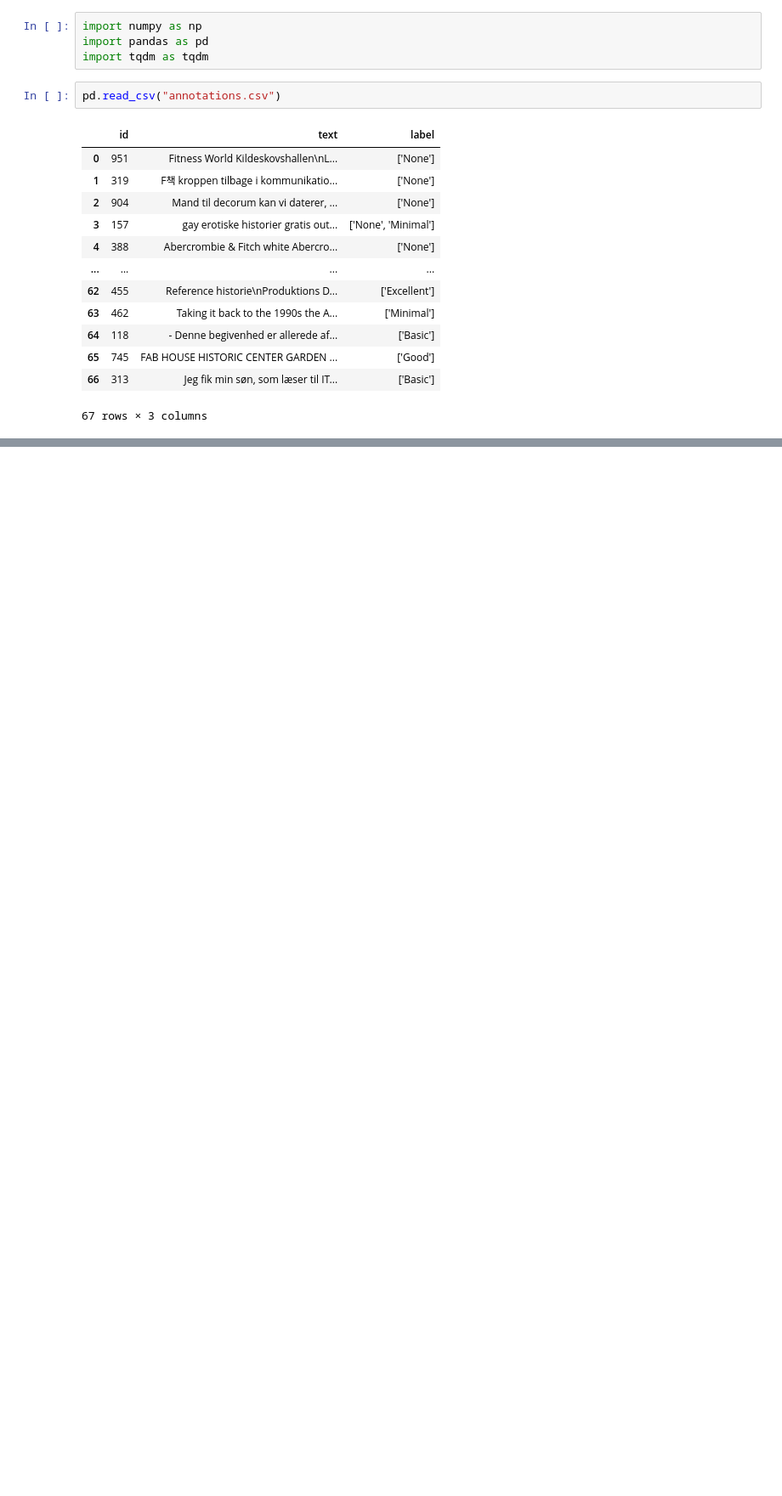
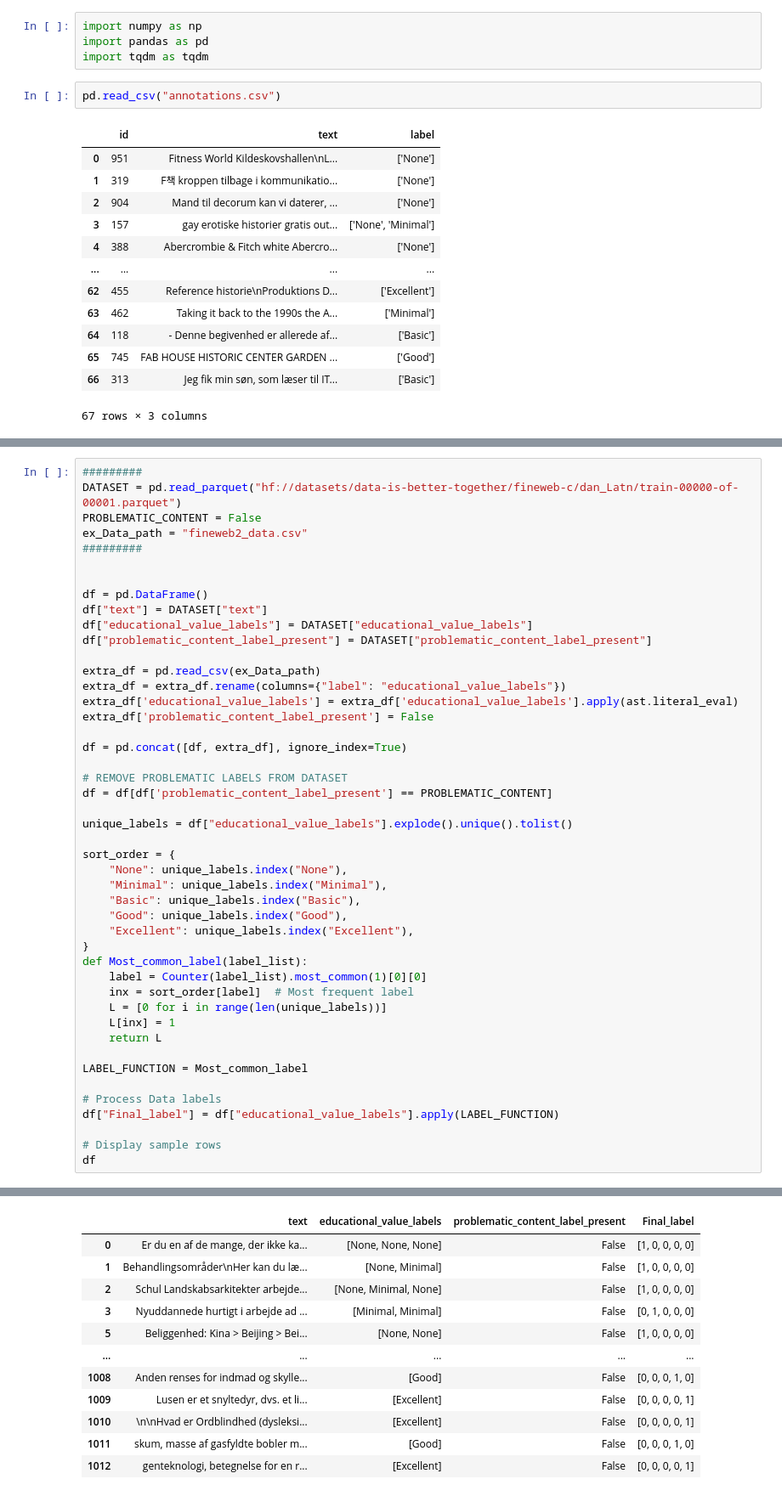
Before and after one commit to Shadoughcake/Enhancing-Multilingual-AI-Analyzing-and-Modeling-Educational-Content-with-the-FineWeb-C, a Jupyter notebook: workspace.ipynb, the cells around one changed output, grey strips where cells are left out. Shown at 85% size. Saved outputs shown, nothing was run; the diff lists cells and outputs as text; blank space fills up the shorter version.

```diff
--- a/workspace.ipynb
+++ b/workspace.ipynb
@@ -38,0 +44,47 @@ DATASET
+# %%
+#########
+DATASET = pd.read_parquet("hf://datasets/data-is-better-together/fineweb-c/dan_Latn/train-00000-of-00001.parquet")
+PROBLEMATIC_CONTENT = False
+ex_Data_path = "fineweb2_data.csv"
+#########
+
+
+df = pd.DataFrame()
+df["text"] = DATASET["text"]
+df["educational_value_labels"] = DATASET["educational_value_labels"]
+df["problematic_content_label_present"] = DATASET["problematic_content_label_present"]
+
+extra_df = pd.read_csv(ex_Data_path)
+extra_df = extra_df.rename(columns={"label": "educational_value_labels"})
+extra_df['educational_value_labels'] = extra_df['educational_value_labels'].apply(ast.literal_eval)
+extra_df['problematic_content_label_present'] = False
+
+df = pd.concat([df, extra_df], ignore_index=True)
+
+# REMOVE PROBLEMATIC LABELS FROM DATASET
+df = df[df['problematic_content_label_present'] == PROBLEMATIC_CONTENT]
+
+unique_labels = df["educational_value_labels"].explode().unique().tolist()
+
+sort_order = {
+    "None": unique_labels.index("None"),
+    "Minimal": unique_labels.index("Minimal"),
+    "Basic": unique_labels.index("Basic"),
+    "Good": unique_labels.index("Good"),
+    "Excellent": unique_labels.index("Excellent"),
+}
+def Most_common_label(label_list):
+    label = Counter(label_list).most_common(1)[0][0]
+    inx = sort_order[label]  # Most frequent label
+    L = [0 for i in range(len(unique_labels))]
+    L[inx] = 1
+    return L
+
+LABEL_FUNCTION = Most_common_label
+
+# Process Data labels
+df["Final_label"] = df["educational_value_labels"].apply(LABEL_FUNCTION)
+
+# Display sample rows
+df
+# %% [output]
@@ -38,0 +94,12 @@ DATASET
+|  | text | educational_value_labels | problematic_content_label_present | Final_label |
+| 0 | Er du en af de mange, der ikke ka... | [None, None, None] | False | [1, 0, 0, 0, 0] |
+| 1 | Behandlingsområder\nHer kan du læ... | [None, Minimal] | False | [1, 0, 0, 0, 0] |
+| 2 | Schul Landskabsarkitekter arbejde... | [None, Minimal, None] | False | [1, 0, 0, 0, 0] |
+| 3 | Nyuddannede hurtigt i arbejde ad ... | [Minimal, Minimal] | False | [0, 1, 0, 0, 0] |
+| 5 | Beliggenhed: Kina > Beijing > Bei... | [None, None] | False | [1, 0, 0, 0, 0] |
+| ... | ... | ... | ... | ... |
+| 1008 | Anden renses for indmad og skylle... | [Good] | False | [0, 0, 0, 1, 0] |
+| 1009 | Lusen er et snyltedyr, dvs. et li... | [Excellent] | False | [0, 0, 0, 0, 1] |
+| 1010 | \n\nHvad er Ordblindhed (dysleksi... | [Excellent] | False | [0, 0, 0, 0, 1] |
+| 1011 | skum, masse af gasfyldte bobler m... | [Good] | False | [0, 0, 0, 1, 0] |
+| 1012 | genteknologi, betegnelse for en r... | [Excellent] | False | [0, 0, 0, 0, 1] |
```
Also changed, not shown: parts of 5 cells of this notebook, 2 other files.
